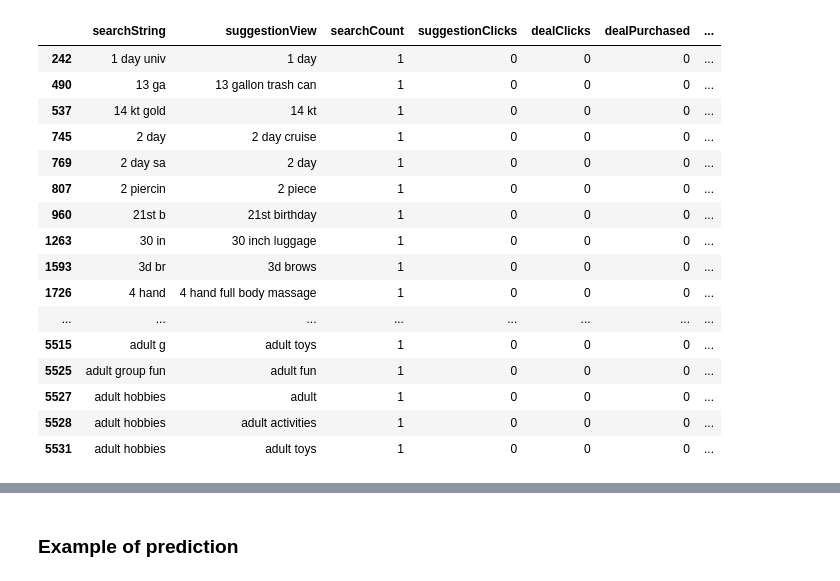
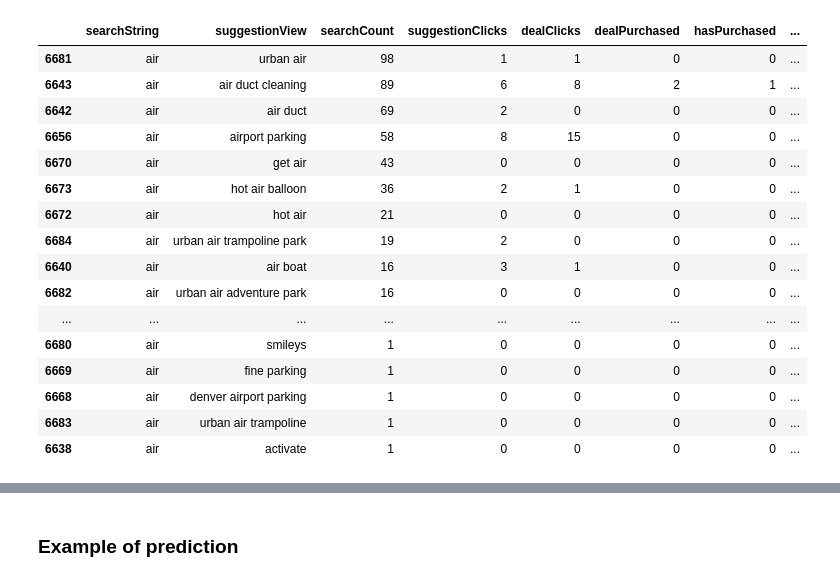
Before and after one commit to zphilippcz/research, a Jupyter notebook: suggest/suggest_model_train_test.ipynb, the cells around one changed output, grey strips where cells are left out. Drawn from its saved outputs; the diff is of its cells as text; code cells hidden in the pictures.

```diff
--- a/suggest/suggest_model_train_test.ipynb
+++ b/suggest/suggest_model_train_test.ipynb
@@ -1,6 +1,7 @@
 # %%
 import pandas as pd
 from sklearn.ensemble import GradientBoostingRegressor
+from sklearn.ensemble import RandomForestRegressor
 from sklearn.metrics import mean_squared_error, r2_score
 import numpy as np
 
@@ -27,6 +28,7 @@ grouped = df.groupby(['searchString', 'suggestionView'], as_index=False).agg({
     'dealClicks': 'sum',
     'dealPurchased': 'sum'
 })
+grouped['hasPurchased'] = (grouped['dealPurchased'] > 0).astype(int)
 # %%
 def compute_label(row):
     # High confidence if exact match
@@ -42,14 +44,13 @@ def compute_label(row):
     funnel_score = (
         1.0 * ctr +
         2.0 * deal_click_rate +
-        4.0 * cvr +
-        0.5 * int(row['dealPurchased'] > 0)
+        4.0 * cvr
     )
     label = funnel_score
 
     # Bonus for purchase (strong signal)
-    #if row['dealPurchased'] > 0:
-    #    label += 0.5
+    if row['dealPurchased'] > 0:
+        label += 0.5
 
     # Bonus for is_exact_match (but not hard override)
     if row.get('is_exact_match', 0) == 1:
@@ -72,7 +73,7 @@ def compute_label(row):
         label += bonus
 
     # Small bonus for partial text matches
-    label += 0.05 * row.get('text_similarity', 0)
+    label += 0.02 * row.get('text_similarity', 0)
 
     return min(label, 1.0)
 
@@ -106,22 +107,23 @@ def add_text_features(df):
 grouped = add_text_features(grouped)
 grouped['label'] = grouped.apply(compute_label, axis=1)
 # %%
-grouped.query("label > 0.2 and label < 0.3").head(100)
+#grouped.query("label > 0.8 and label < 1").head(100)
+grouped.query("searchString == 'air'").sort_values('searchCount', ascending = False)
 # %% [output]
-|  | searchString | suggestionView | searchCount | suggestionClicks | dealClicks | dealPurchased | ... |
-| 242 | 1 day univ | 1 day | 1 | 0 | 0 | 0 | ... |
-| 490 | 13 ga | 13 gallon trash can | 1 | 0 | 0 | 0 | ... |
-| 537 | 14 kt gold | 14 kt | 1 | 0 | 0 | 0 | ... |
-| 745 | 2 day | 2 day cruise | 1 | 0 | 0 | 0 | ... |
-| 769 | 2 day sa | 2 day | 1 | 0 | 0 | 0 | ... |
-| 807 | 2 piercin | 2 piece | 1 | 0 | 0 | 0 | ... |
-| 960 | 21st b | 21st birthday | 1 | 0 | 0 | 0 | ... |
-| 1263 | 30 in | 30 inch luggage | 1 | 0 | 0 | 0 | ... |
-| 1593 | 3d br | 3d brows | 1 | 0 | 0 | 0 | ... |
-| 1726 | 4 hand | 4 hand full body massage | 1 | 0 | 0 | 0 | ... |
-| ... | ... | ... | ... | ... | ... | ... | ... |
-| 5515 | adult g | adult toys | 1 | 0 | 0 | 0 | ... |
-| 5525 | adult group fun | adult fun | 1 | 0 | 0 | 0 | ... |
-| 5527 | adult hobbies | adult | 1 | 0 | 0 | 0 | ... |
-| 5528 | adult hobbies | adult activities | 1 | 0 | 0 | 0 | ... |
-| 5531 | adult hobbies | adult toys | 1 | 0 | 0 | 0 | ... |
+|  | searchString | suggestionView | searchCount | suggestionClicks | dealClicks | dealPurchased | hasPurchased | ... |
+| 6681 | air | urban air | 98 | 1 | 1 | 0 | 0 | ... |
+| 6643 | air | air duct cleaning | 89 | 6 | 8 | 2 | 1 | ... |
+| 6642 | air | air duct | 69 | 2 | 0 | 0 | 0 | ... |
+| 6656 | air | airport parking | 58 | 8 | 15 | 0 | 0 | ... |
+| 6670 | air | get air | 43 | 0 | 0 | 0 | 0 | ... |
+| 6673 | air | hot air balloon | 36 | 2 | 1 | 0 | 0 | ... |
+| 6672 | air | hot air | 21 | 0 | 0 | 0 | 0 | ... |
+| 6684 | air | urban air trampoline park | 19 | 2 | 0 | 0 | 0 | ... |
+| 6640 | air | air boat | 16 | 3 | 1 | 0 | 0 | ... |
+| 6682 | air | urban air adventure park | 16 | 0 | 0 | 0 | 0 | ... |
+| ... | ... | ... | ... | ... | ... | ... | ... | ... |
+| 6680 | air | smileys | 1 | 0 | 0 | 0 | 0 | ... |
+| 6669 | air | fine parking | 1 | 0 | 0 | 0 | 0 | ... |
+| 6668 | air | denver airport parking | 1 | 0 | 0 | 0 | 0 | ... |
+| 6683 | air | urban air trampoline | 1 | 0 | 0 | 0 | 0 | ... |
+| 6638 | air | activate | 1 | 0 | 0 | 0 | 0 | ... |
```
Also changed, not shown: parts of 15 cells of this notebook, 2 other files.
